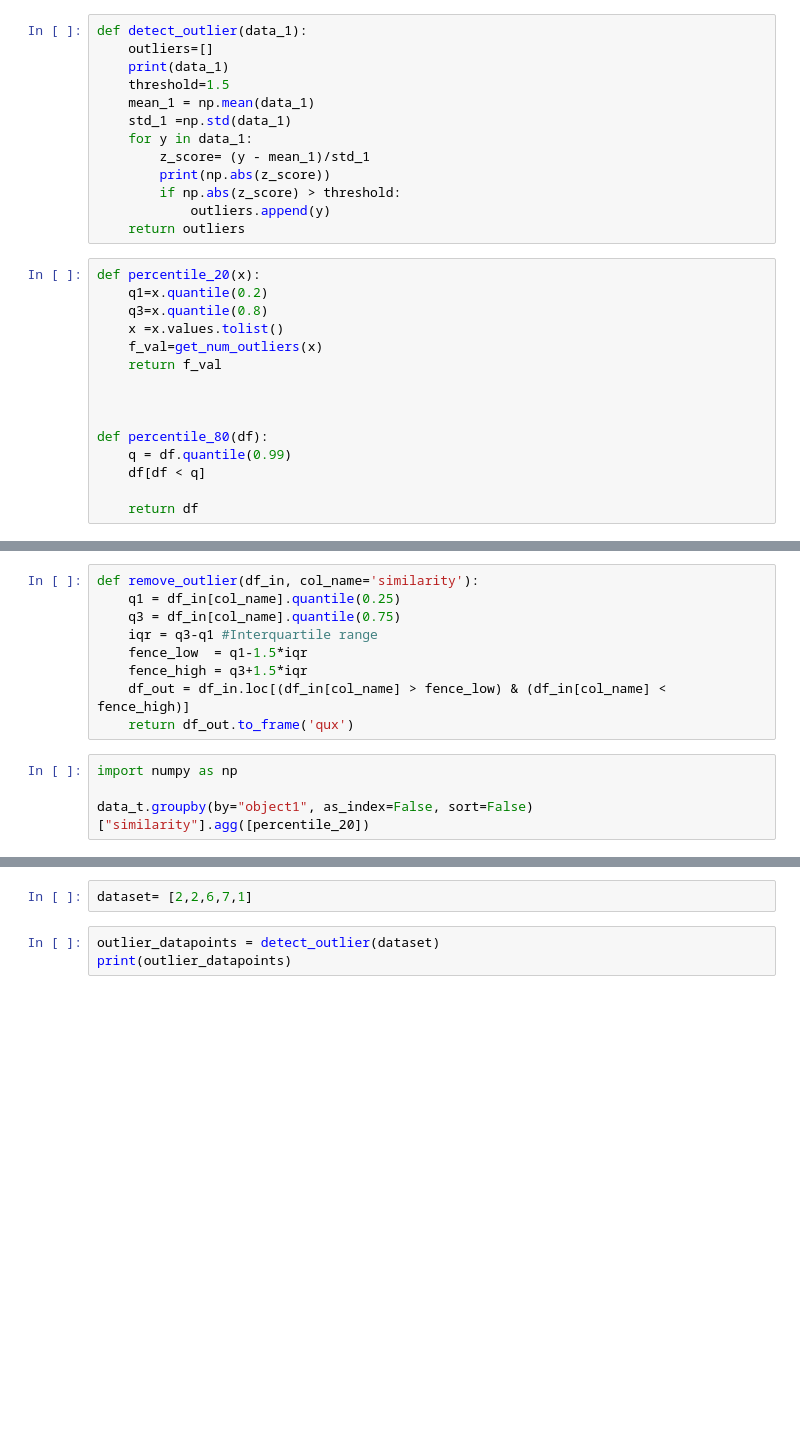
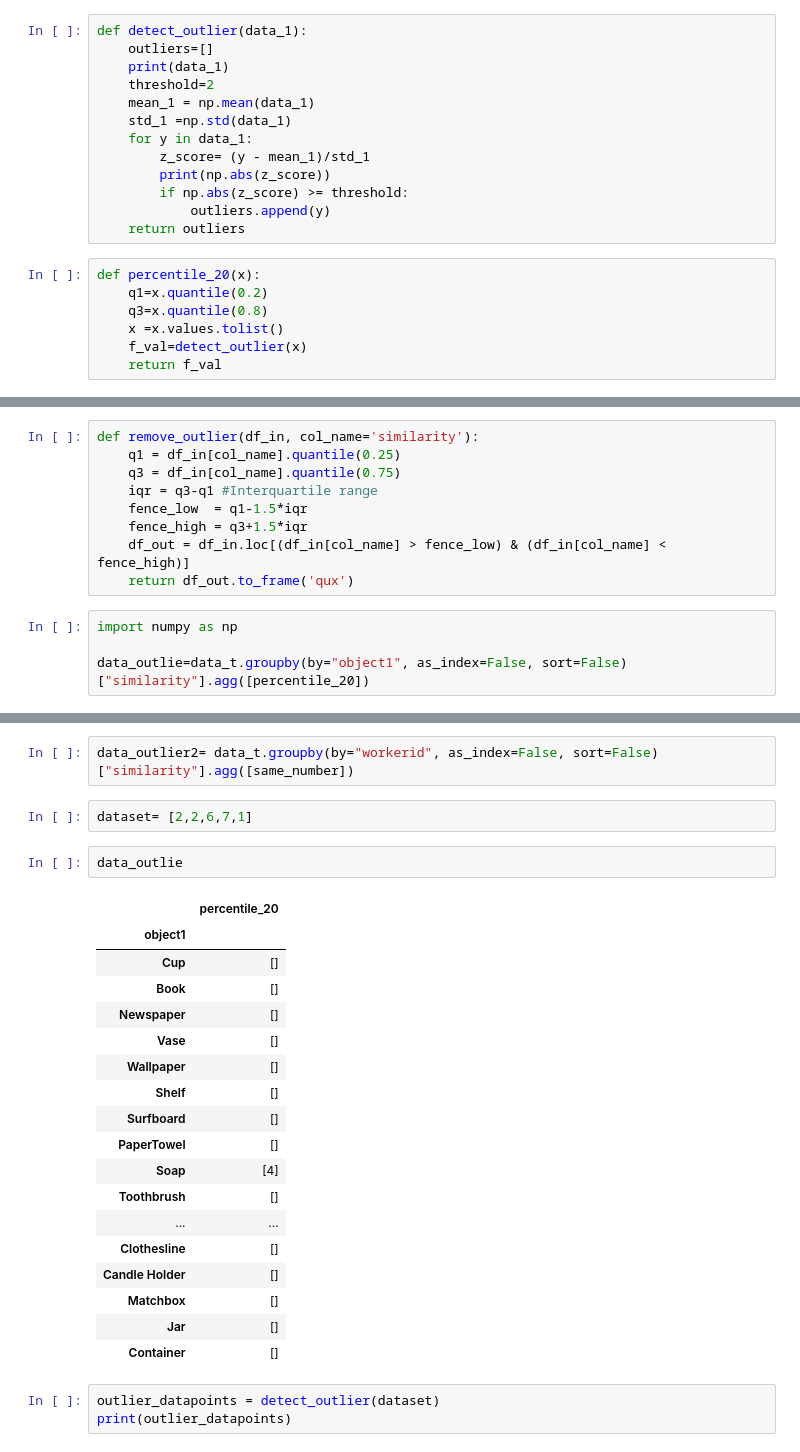
Before and after one commit to mk-hasan/OROC-FU, a Jupyter notebook: Object-Similairty-Analysis.ipynb, the cells around one changed output, grey strips where cells are left out. Cells and saved outputs as stored; diff of their text form; blank space fills up the shorter version.

```diff
--- a/Object-Similairty-Analysis.ipynb
+++ b/Object-Similairty-Analysis.ipynb
@@ -125,13 +113,13 @@ def get_num_outliers (ys):
 def detect_outlier(data_1):
     outliers=[]
     print(data_1)
-    threshold=1.5
+    threshold=2
     mean_1 = np.mean(data_1)
     std_1 =np.std(data_1)
     for y in data_1:
         z_score= (y - mean_1)/std_1
         print(np.abs(z_score))
-        if np.abs(z_score) > threshold:
+        if np.abs(z_score) >= threshold:
             outliers.append(y)
     return outliers
 # %%
@@ -139,13 +127,5 @@ def percentile_20(x):
     q1=x.quantile(0.2)
     q3=x.quantile(0.8)
     x =x.values.tolist()
-    f_val=get_num_outliers(x)
+    f_val=detect_outlier(x)
     return f_val
-
-
-
-def percentile_80(df):
-    q = df.quantile(0.99)
-    df[df < q]
-
-    return df
@@ -161,5 +148,5 @@ def remove_outlier(df_in, col_name='similarity'):
 # %%
 import numpy as np
 
-data_t.groupby(by="object1", as_index=False, sort=False)["similarity"].agg([percentile_20])
+data_outlie=data_t.groupby(by="object1", as_index=False, sort=False)["similarity"].agg([percentile_20])
 # %% [output]
@@ -184,5 +170,28 @@ data_t.groupby(by="object1", as_index=False, sort=False)["similarity"].agg([perc
+# %%
+data_outlier2= data_t.groupby(by="workerid", as_index=False, sort=False)["similarity"].agg([same_number])
 # %%
 dataset= [2,2,6,7,1]
+# %%
+data_outlie
+# %% [output]
+|  | percentile_20 |
+| object1 |  |
+| Cup | [] |
+| Book | [] |
+| Newspaper | [] |
+| Vase | [] |
+| Wallpaper | [] |
+| Shelf | [] |
+| Surfboard | [] |
+| PaperTowel | [] |
+| Soap | [4] |
+| Toothbrush | [] |
+| ... | ... |
+| Clothesline | [] |
+| Candle Holder | [] |
+| Matchbox | [] |
+| Jar | [] |
+| Container | [] |
 # %%
 outlier_datapoints = detect_outlier(dataset)
 print(outlier_datapoints)
```
Also changed, not shown: parts of 24 cells of this notebook, 2 other files.
